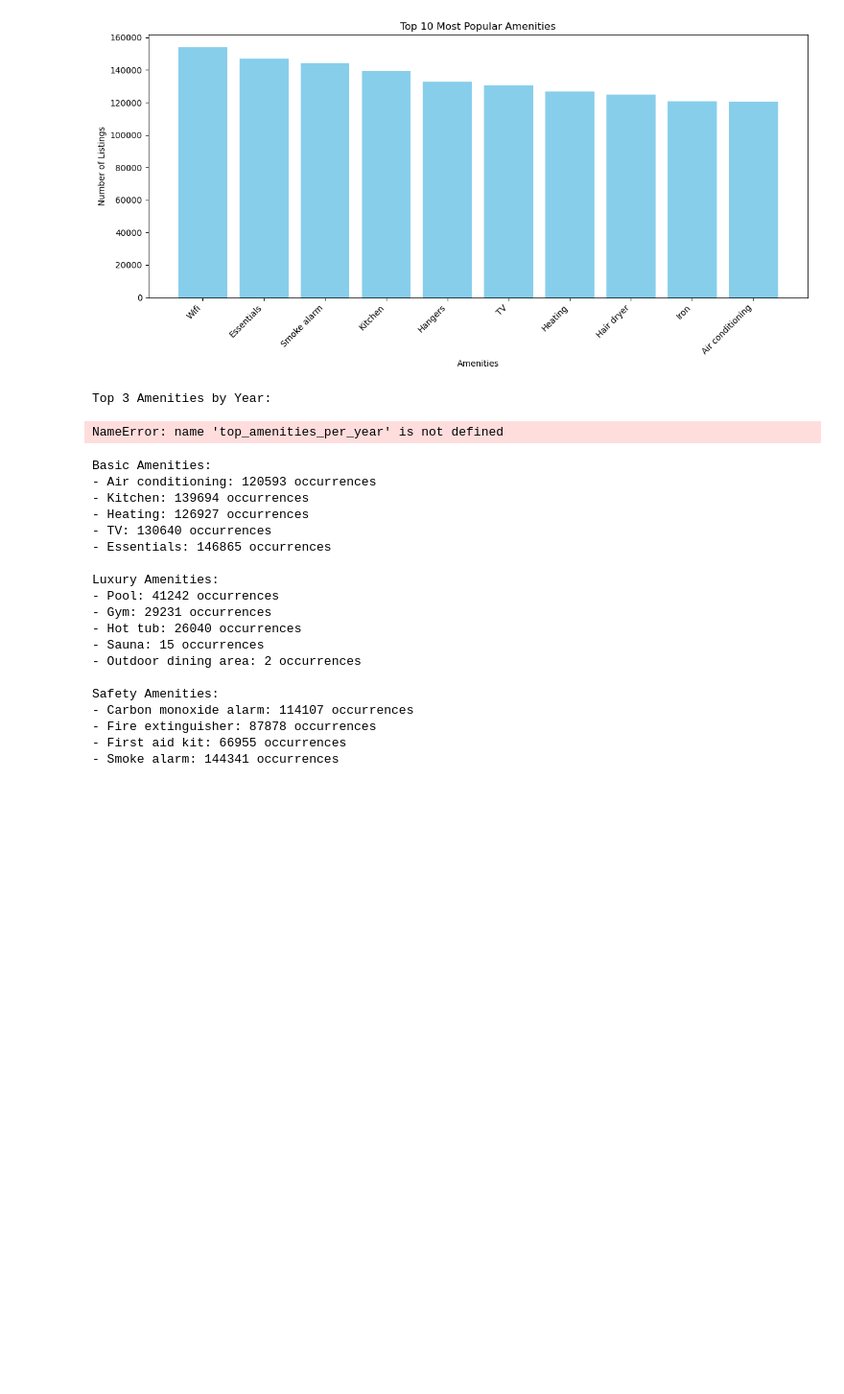
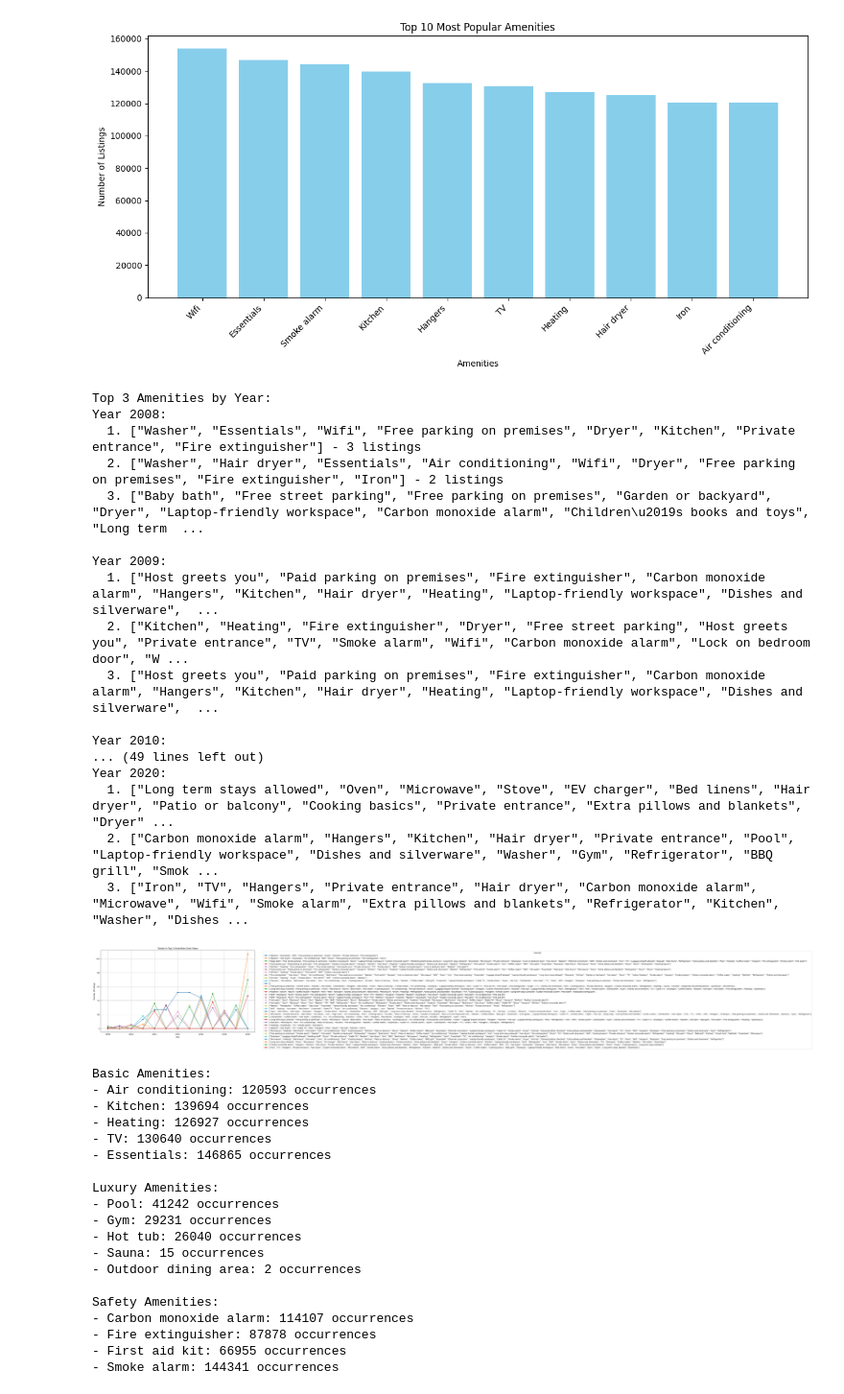
Before and after one commit to hmk81996/data_class_project_1, a Jupyter notebook: airbnb_cost_growth_exploration.ipynb, the cells around one changed output. Shown at 96% size. Saved outputs shown, nothing was run; the diff lists cells and outputs as text; code cells hidden in the pictures; blank space fills up the shorter version.

```diff
--- a/airbnb_cost_growth_exploration.ipynb
+++ b/airbnb_cost_growth_exploration.ipynb
@@ -267,43 +270,84 @@ plt.show()
 # %%
 import pandas as pd
 import matplotlib.pyplot as plt
+import os
 
-# Create a DataFrame that tracks the count of each top 3 amenity by year
+# Load the dataset
+file_path = 'Resources/air bnb csv with edits.csv'
+data = pd.read_csv(file_path)
+
+# Ensure 'host_since' and 'amenities' columns exist in the data
+required_columns = {'host_since', 'amenities'}
+if not required_columns.issubset(data.columns):
+    raise ValueError(f"The dataset must contain the columns {required_columns} for this analysis.")
+
+# Convert 'host_since' to year if it's in date format
+data['host_since'] = pd.to_datetime(data['host_since'], errors='coerce').dt.year
+
+# Calculate top amenities per year
+top_amenities_per_year = (
+    data.groupby(['host_since', 'amenities']).size().reset_index(name='count')
+    .sort_values(['host_since', 'count'], ascending=[True, False])
+    .groupby('host_since')
+    .apply(lambda x: x[['amenities', 'count']].head(3).values.tolist())  # Adjust head(3) for different top N amenities
+    .to_dict()
+)
+
+# Initialize dictionary to track trends
 amenity_trend_data = {}
 
-# Print the top 3 amenities by year
+# Print the top 3 amenities by year and populate amenity_trend_data
 print("Top 3 Amenities by Year:")
 for year, amenities in sorted(top_amenities_per_year.items()):
     print(f"Year {int(year)}:")
-    for rank, (amenity, count) in enumerate(amenities[:7], start=1):  # Display top 7 amenities
+    for rank, (amenity, count) in enumerate(amenities, start=1):  # Display top 3 amenities
         print(f"  {rank}. {amenity} - {count} listings")
         if amenity not in amenity_trend_data:
             amenity_trend_data[amenity] = {}
-        amenity_trend_data[amenity][year] = count
+        amenity_trend_data[amenity][int(year)] = count
     print()  # Newline for better readability
 
-# Convert to DataFrame
+# Convert amenity trend data to a DataFrame, filling missing values with 0
 amenity_trend_df = pd.DataFrame(amenity_trend_data).fillna(0)
+amenity_trend_df.index = amenity_trend_df.index.astype(int)  # Ensure the index is of type int for years
 
-# Plot trends for the top 3 most common amenities
+# Plot trends for the top amenities
 plt.figure(figsize=(15, 8))
 for amenity in amenity_trend_df.columns:
     plt.plot(amenity_trend_df.index, amenity_trend_df[amenity], marker='o', label=amenity)
 
 plt.xlabel('Year')
 plt.ylabel('Number of Listings')
 plt.title('Trends in Top 3 Amenities Over Years')
 plt.legend(title='Amenity', bbox_to_anchor=(1.05, 1), loc='upper left')
 plt.tight_layout()
 plt.grid(True)
 
 # Save plot as image file
-plt.savefig("output_data/Fig3.png")
+output_dir = "output_data"
+os.makedirs(output_dir, exist_ok=True)
+plt.savefig(f"{output_dir}/Fig3.png")
 
 plt.show()
 # %% [output]
 Top 3 Amenities by Year:
+Year 2008:
+  1. ["Washer", "Essentials", "Wifi", "Free parking on premises", "Dryer", "Kitchen", "Private entrance", "Fire extinguisher"] - 3 listings
+  2. ["Washer", "Hair dryer", "Essentials", "Air conditioning", "Wifi", "Dryer", "Free parking on premises", "Fire extinguisher", "Iron"] - 2 listings
+  3. ["Baby bath", "Free street parking", "Free parking on premises", "Garden or backyard", "Dryer", "Laptop-friendly workspace", "Carbon monoxide alarm", "Children\u2019s books and toys", "Long term  ...
+
+Year 2009:
+  1. ["Host greets you", "Paid parking on premises", "Fire extinguisher", "Carbon monoxide alarm", "Hangers", "Kitchen", "Hair dryer", "Heating", "Laptop-friendly workspace", "Dishes and silverware",  ...
+  2. ["Kitchen", "Heating", "Fire extinguisher", "Dryer", "Free street parking", "Host greets you", "Private entrance", "TV", "Smoke alarm", "Wifi", "Carbon monoxide alarm", "Lock on bedroom door", "W ...
+  3. ["Host greets you", "Paid parking on premises", "Fire extinguisher", "Carbon monoxide alarm", "Hangers", "Kitchen", "Hair dryer", "Heating", "Laptop-friendly workspace", "Dishes and silverware",  ...
+
+Year 2010:
+... (49 lines left out)
+Year 2020:
+  1. ["Long term stays allowed", "Oven", "Microwave", "Stove", "EV charger", "Bed linens", "Hair dryer", "Patio or balcony", "Cooking basics", "Private entrance", "Extra pillows and blankets", "Dryer" ...
+  2. ["Carbon monoxide alarm", "Hangers", "Kitchen", "Hair dryer", "Private entrance", "Pool", "Laptop-friendly workspace", "Dishes and silverware", "Washer", "Gym", "Refrigerator", "BBQ grill", "Smok ...
+  3. ["Iron", "TV", "Hangers", "Private entrance", "Hair dryer", "Carbon monoxide alarm", "Microwave", "Wifi", "Smoke alarm", "Extra pillows and blankets", "Refrigerator", "Kitchen", "Washer", "Dishes ...
-NameError: name 'top_amenities_per_year' is not defined
+[figure, added]
 # %%
 # Import necessary libraries
 import pandas as pd
```
Also changed, not shown: parts of 2 cells of this notebook, 3 other files.
